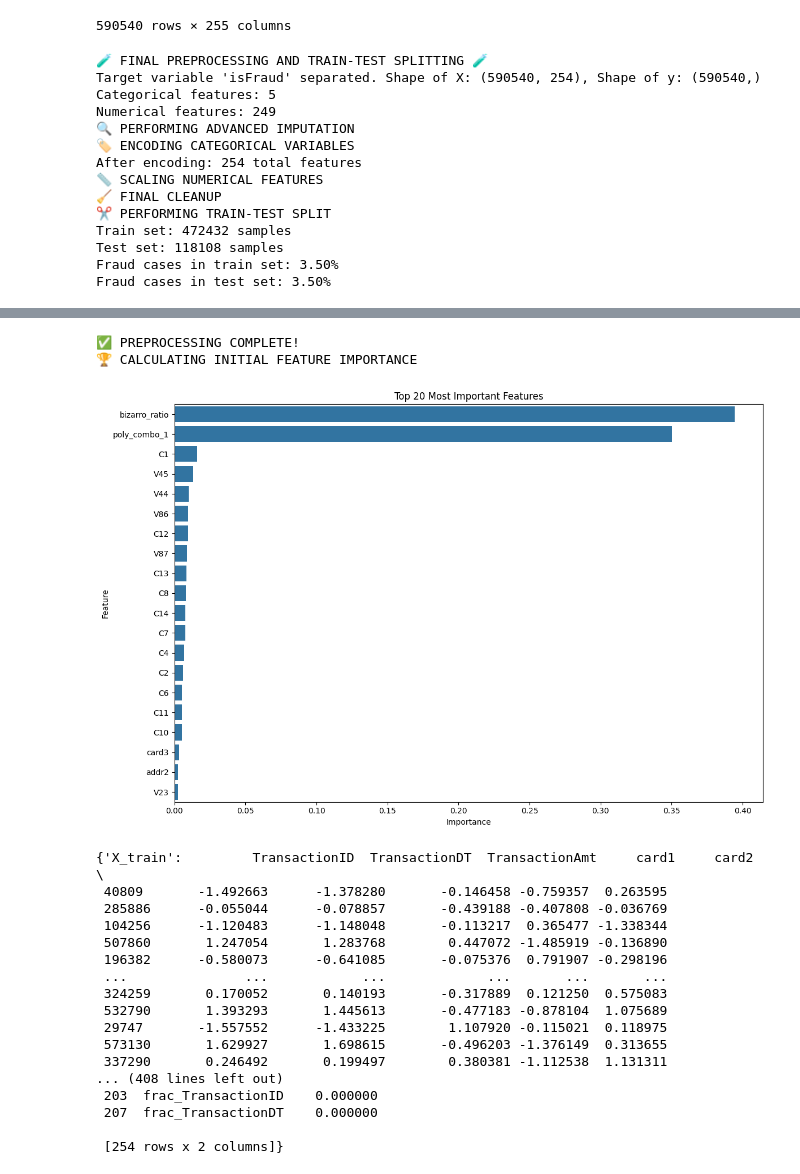
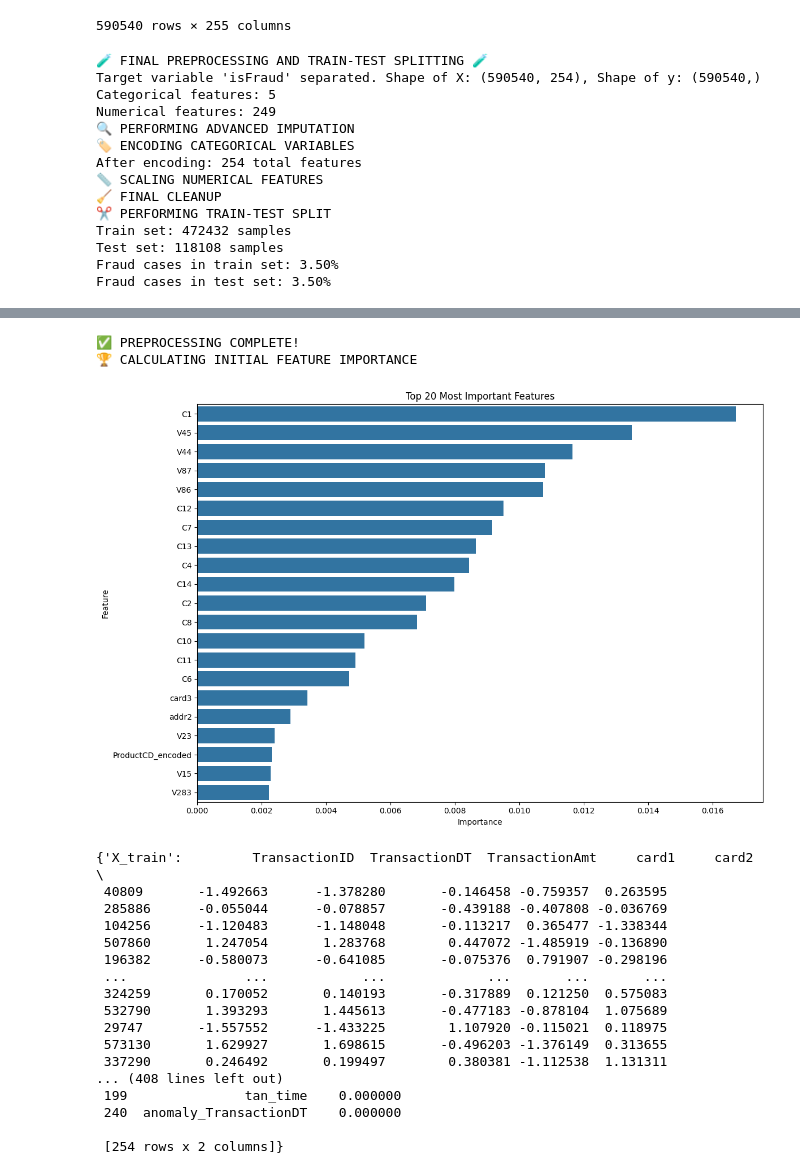
Before and after one commit to KrishBnsl/paykrypt, a Jupyter notebook: data_preprocess.ipynb, the cells around one changed output, grey strips where cells are left out. Cells and saved outputs as stored; diff of their text form; code cells hidden in the pictures.

```diff
--- a/data_preprocess.ipynb
+++ b/data_preprocess.ipynb
@@ -589,35 +589,35 @@ if y is not None:
     }).sort_values('Importance', ascending=False)
 
     # Display top 20 features
     plt.figure(figsize=(12, 8))
-    sns.barplot(x='Importance', y='Feature', data=feature_importance.head(20))
+    sns.barplot(x='Importance', y='Feature', data=feature_importance.iloc[2:23])
     plt.title('Top 20 Most Important Features')
     plt.tight_layout()
     plt.show()
 
     # Save feature importance to the output dict
     preprocessed_data['feature_importance'] = feature_importance
 
 preprocessed_data
 # %% [output]
 🧪 FINAL PREPROCESSING AND TRAIN-TEST SPLITTING 🧪
 Target variable 'isFraud' separated. Shape of X: (590540, 254), Shape of y: (590540,)
 Categorical features: 5
 Numerical features: 249
 🔍 PERFORMING ADVANCED IMPUTATION
 🏷️ ENCODING CATEGORICAL VARIABLES
 After encoding: 254 total features
 📏 SCALING NUMERICAL FEATURES
 🧹 FINAL CLEANUP
 ✂️ PERFORMING TRAIN-TEST SPLIT
 Train set: 472432 samples
 Test set: 118108 samples
 Fraud cases in train set: 3.50%
 Fraud cases in test set: 3.50%
 [figure]
 ✅ PREPROCESSING COMPLETE!
 🏆 CALCULATING INITIAL FEATURE IMPORTANCE
-[figure, old version]
+[figure, new version]
 {'X_train':         TransactionID  TransactionDT  TransactionAmt     card1     card2  \
  40809       -1.492663      -1.378280       -0.146458 -0.759357  0.263595
  285886      -0.055044      -0.078857       -0.439188 -0.407808 -0.036769
@@ -631,8 +631,8 @@ Fraud cases in test set: 3.50%
  573130       1.629927       1.698615       -0.496203 -1.376149  0.313655
  337290       0.246492       0.199497        0.380381 -1.112538  1.131311
 ... (408 lines left out)
- 203  frac_TransactionID    0.000000
- 207  frac_TransactionDT    0.000000
+ 199               tan_time    0.000000
+ 240  anomaly_TransactionDT    0.000000
 
  [254 rows x 2 columns]}
 # %%
```
Also changed, not shown: parts of 7 cells of this notebook.
